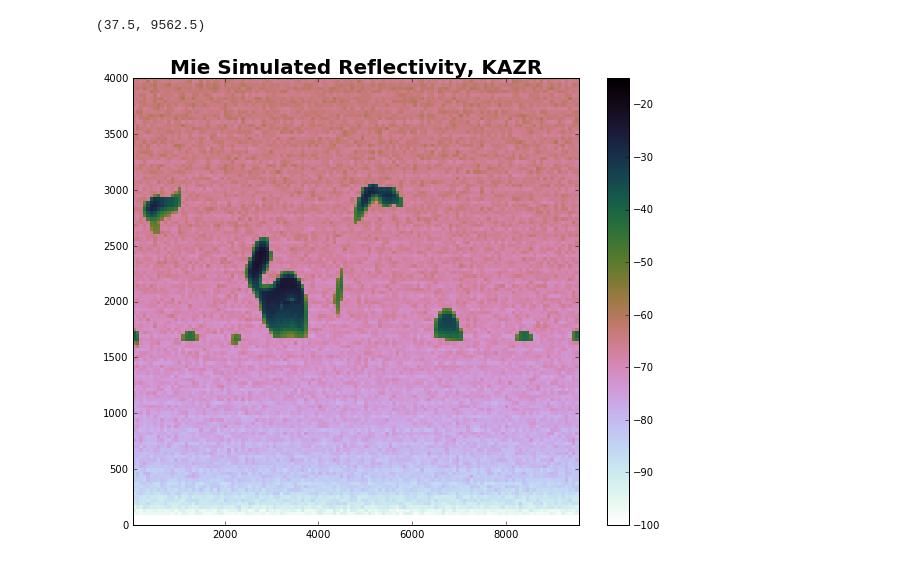
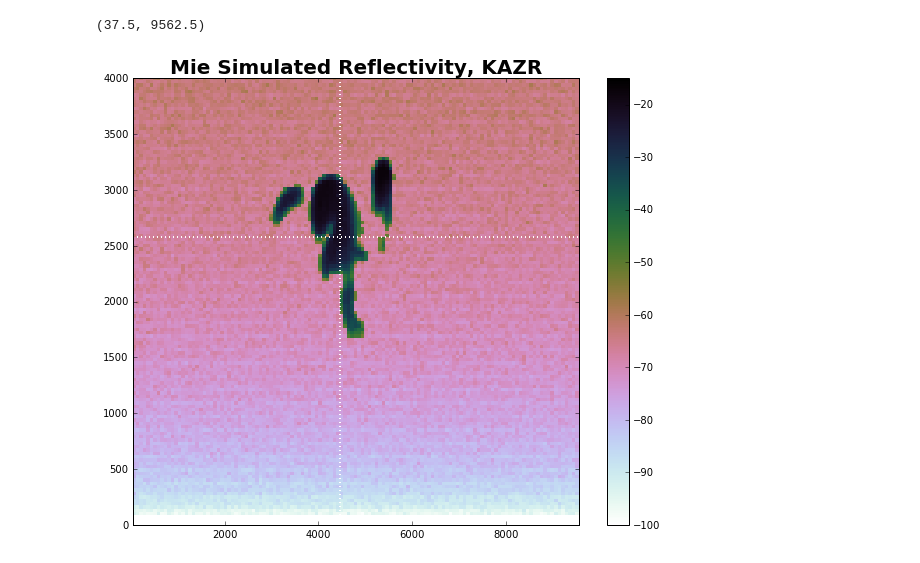
Before and after one commit to mvanlierwalq/IPy_NB_Public, a Jupyter notebook: plot_mrdss_out.ipynb, the cells around one changed output. Cells and saved outputs as stored; diff of their text form; code cells hidden in the pictures.

```diff
--- a/plot_mrdss_out.ipynb
+++ b/plot_mrdss_out.ipynb
@@ -46,3 +46,10 @@ dbz_sim = nc.variables['dBZ_sim_rad'][:,:,:]
 mdv_sim = nc.variables['Velo_rad'][:,:,:]
 nc.close()
 dbz_mie = np.ma.masked_where(np.isinf(dbz_mie),dbz_mie)
+# %%
+print dbz_mie.shape
+print dbz_sim.shape
+print zd.shape
+xidx = 59
+yidx = 69
+zidx = 64
@@ -83,15 +98,17 @@ ax.set_xlim(xd.min(),xd.max())
 # %%
 fig=plt.figure(figsize=(10,8))
 ax = fig.add_subplot(111)
 #plt.pcolormesh(xd,yd,dbz_mie[:,:,:].max(axis=0))
-plt.pcolormesh(xd,zrd,dbz_sim[:,55,:],vmin=-100,vmax=-15.,cmap=cm.cubehelix_r)
+plt.pcolormesh(xd,zrd,dbz_sim[:,yidx,:],vmin=-100,vmax=-15.,cmap=cm.cubehelix_r)
+plt.plot([xd[xidx],xd[xidx]],[zd[0],zd[-1]],'w:',lw=2)
+plt.plot([xd[0],xd[-1]],[zd[zidx],zd[zidx]],'w:',lw=2)
 plt.colorbar()
 plt.title('Mie Simulated Reflectivity, KAZR',fontsize=20,fontweight='bold')
 ax.set_ylim(0.,4000.)
 ax.set_xlim(xd.min(),xd.max())
 # %% [output]
 (37.5, 9562.5)
-[figure, old version]
+[figure, new version]
 # %%
 fig=plt.figure(figsize=(10,8))
 ax = fig.add_subplot(111)
```
Also changed, not shown: parts of 16 cells of this notebook.
